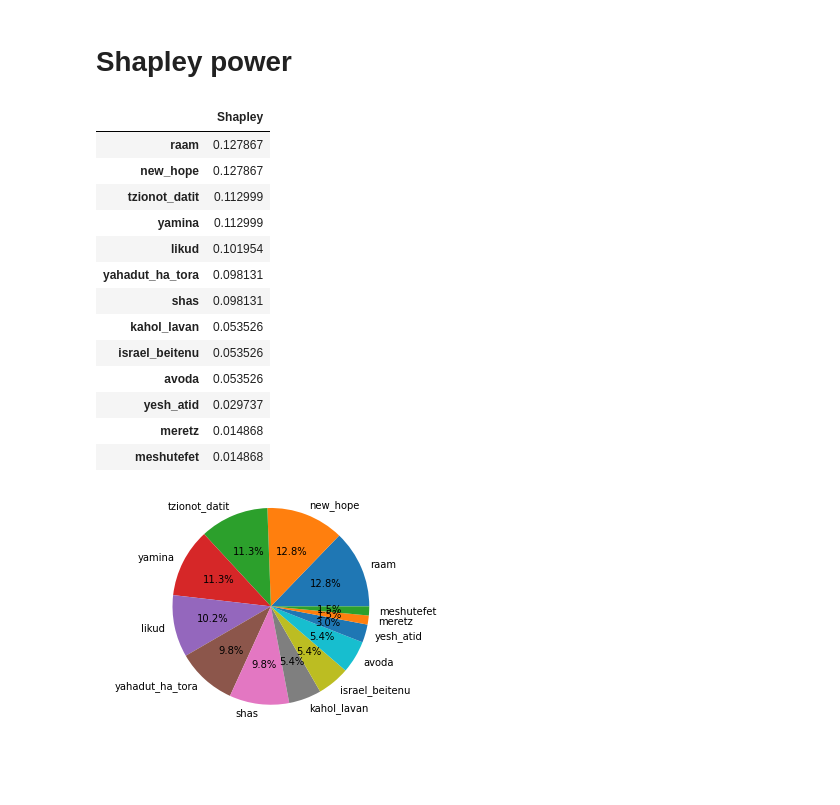
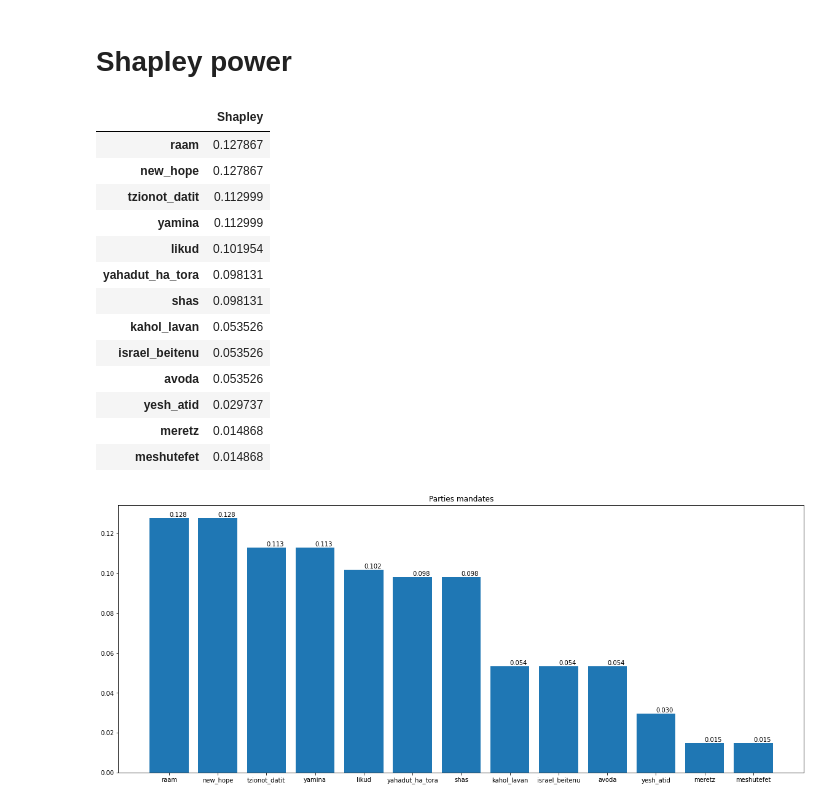
Before and after one commit to GuysBarash/PoliticalShapley, a Jupyter notebook: Israeli_politics_shapley.ipynb, the cells around one changed output. Saved outputs shown, nothing was run; the diff lists cells and outputs as text; code cells hidden in the pictures; blank space fills up the shorter version.

```diff
--- a/Israeli_politics_shapley.ipynb
+++ b/Israeli_politics_shapley.ipynb
@@ -93,27 +93,46 @@ else:
 # %%
 df = shap.get_shapley()
 df = (df/df.sum()).fillna(0)
 df.name='Shapley'
 display(df.to_frame())
 
-fig, ax = plt.subplots()
-ax.pie(df.values, labels=df.index, autopct='%1.1f%%')
-ax.axis('equal')  # Equal aspect ratio ensures the pie chart is circular.
-ax.set_title('')
+# fig, ax = plt.subplots()
+# ax.pie(df.values, labels=df.index, autopct='%1.1f%%')
+# ax.axis('equal')  # Equal aspect ratio ensures the pie chart is circular.
+# ax.set_title('')
+# plt.show()
+
+d = {k: df[k] for k in df.index}
+tuples = sorted(d.items(), key=lambda kv: -kv[1])
+names = [t[0] for t in tuples]
+values = [t[1] for t in tuples]
+
+
+# Set the figure size
+fig = plt.figure(1, [20, 8])
+
+#tick_label does the some work as plt.xticks()
+barplot = plt.bar(range(len(d)),values,tick_label=names)
+for bar in barplot:
+  yval = bar.get_height()
+  yval_s = f'{yval:>.3f}'
+  plt.text(bar.get_x() + bar.get_width() / 2.0, yval,yval_s,va='bottom')
+
+plt.title('Parties mandates')
 plt.show()
 # %% [output]
 |  | Shapley |
 | raam | 0.127867 |
 | new_hope | 0.127867 |
 | tzionot_datit | 0.112999 |
 | yamina | 0.112999 |
 | likud | 0.101954 |
 | yahadut_ha_tora | 0.098131 |
 | shas | 0.098131 |
 | kahol_lavan | 0.053526 |
 | israel_beitenu | 0.053526 |
 | avoda | 0.053526 |
 | yesh_atid | 0.029737 |
 | meretz | 0.014868 |
 | meshutefet | 0.014868 |
-[figure, old version]
+[figure, new version]
```
